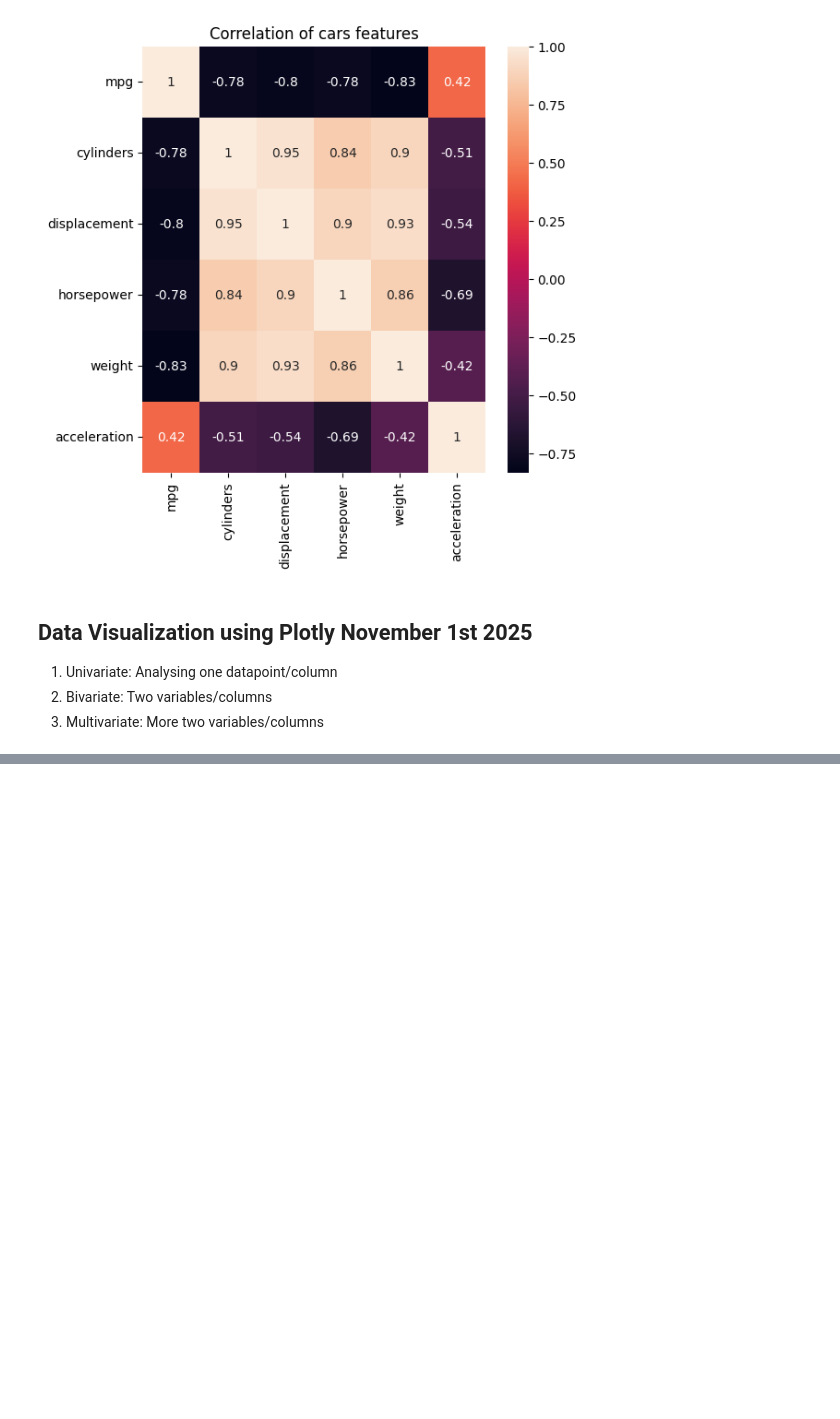
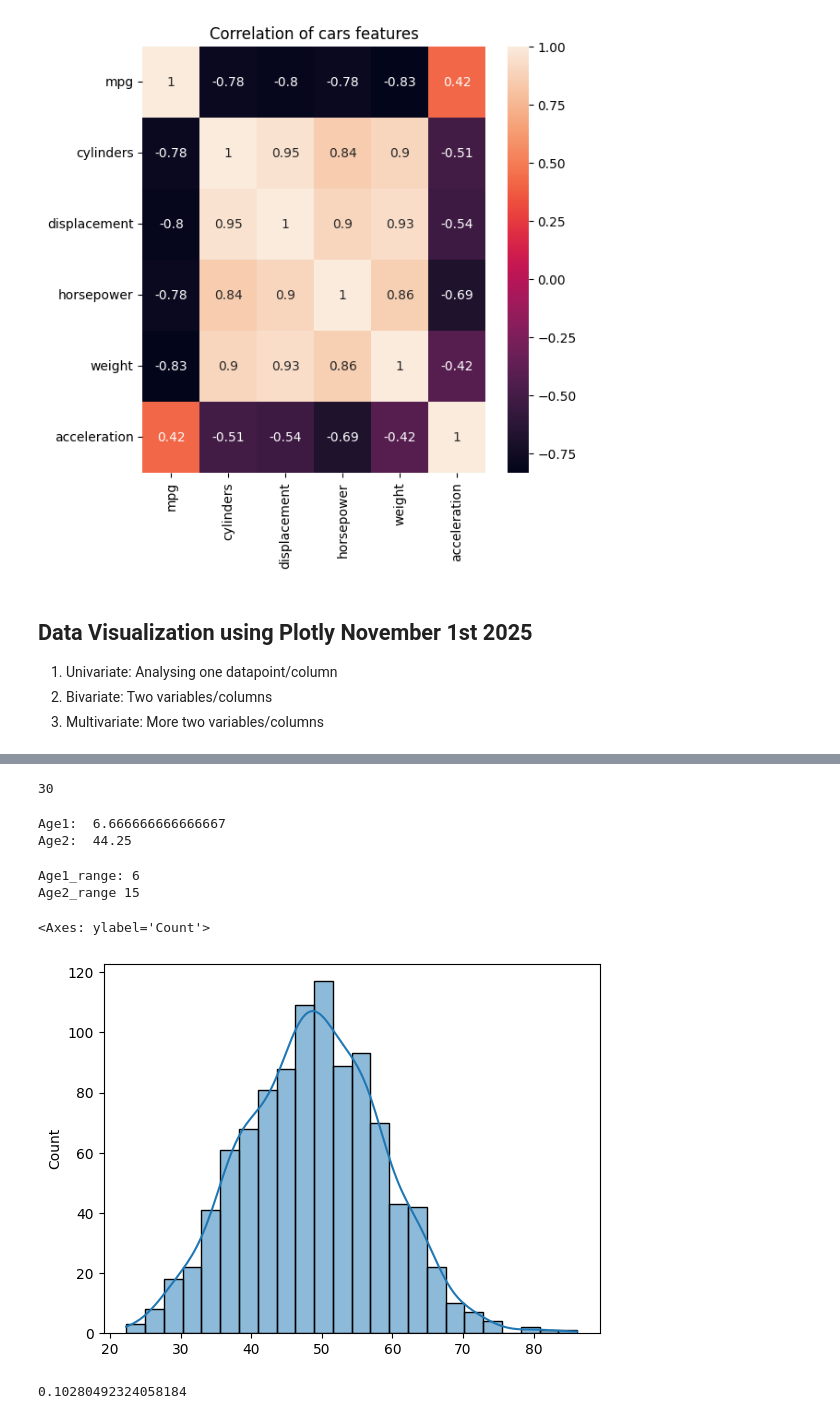
Before and after one commit to UWINTWALI/Datascience-course, a Jupyter notebook: lecture1_python_variables.ipynb, the cells around one changed output, grey strips where cells are left out. Cells and saved outputs as stored; diff of their text form; code cells hidden in the pictures; blank space fills up the shorter version.

```diff
--- a/lecture1_python_variables.ipynb
+++ b/lecture1_python_variables.ipynb
@@ -3963,0 +4008,5 @@ d.open_browser()
+# %%
+## Most repeated/ frequent values
+print(df.age.mode()[0])
+# %% [output]
+30
@@ -3963,0 +4017,17 @@ d.open_browser()
+# %%
+#Variance
+import statistics as stats
+print("Age1: ", stats.variance(age1))
+print("Age2: ",stats.variance(age2))
+# %% [output]
+Age1:  6.666666666666667
+Age2:  44.25
+# %%
+## Range, difference btwn max and min values
+range_age1 = max(age1) - min(age1)
+range_age2 = max(age2) - min(age2)
+print("Age1_range:", range_age1)
+print("Age2_range", range_age2)
+# %% [output]
+Age1_range: 6
+Age2_range 15
@@ -3963,0 +4043,11 @@ d.open_browser()
+# %%
+## random data
+data1 = np.random.normal(50,10, 1000)
+sns.histplot(data1, kde = True)
+# %% [output]
+<Axes: ylabel='Count'>
+[figure, added]
+# %%
+skew(data1)
+# %% [output]
+0.10280492324058184
```
Also changed, not shown: parts of 29 cells of this notebook, 4 other files.
